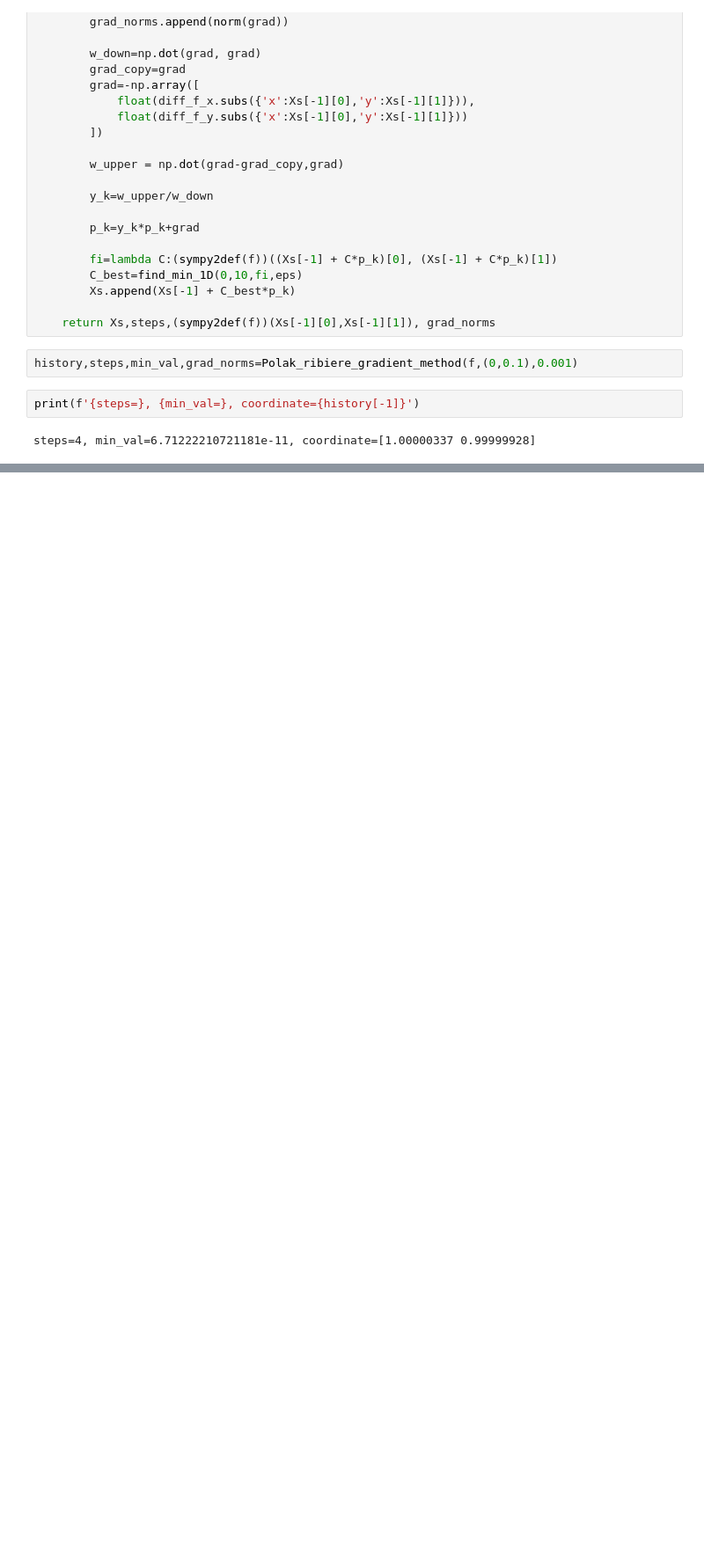
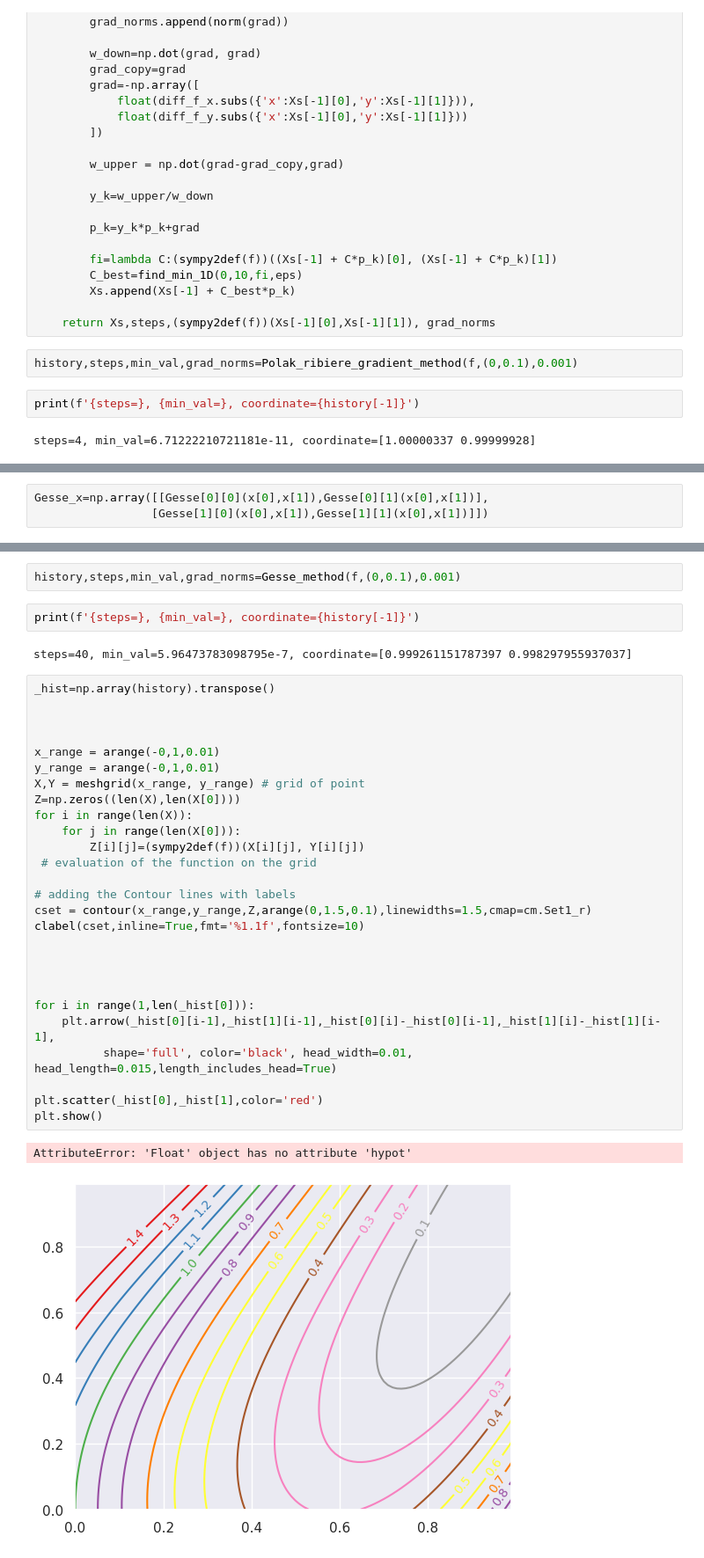
Before and after one commit to KolyaYashin/notebooks, a Jupyter notebook: BMSTU_optimization/laba3_opt.ipynb, the cells around one changed output, grey strips where cells are left out. Shown at 88% size. Drawn from its saved outputs; the diff is of its cells as text; blank space fills up the shorter version.

```diff
--- a/BMSTU_optimization/laba3_opt.ipynb
+++ b/BMSTU_optimization/laba3_opt.ipynb
@@ -277,0 +298,3 @@ plt.show()
+# %%
+Gesse_x=np.array([[Gesse[0][0](x[0],x[1]),Gesse[0][1](x[0],x[1])],
+                 [Gesse[1][0](x[0],x[1]),Gesse[1][1](x[0],x[1])]])
@@ -277,0 +341,36 @@ plt.show()
+# %%
+history,steps,min_val,grad_norms=Gesse_method(f,(0,0.1),0.001)
+# %%
+print(f'{steps=}, {min_val=}, coordinate={history[-1]}')
+# %% [output]
+steps=40, min_val=5.96473783098795e-7, coordinate=[0.999261151787397 0.998297955937037]
+# %%
+_hist=np.array(history).transpose()
+
+
+
+x_range = arange(-0,1,0.01)
+y_range = arange(-0,1,0.01)
+X,Y = meshgrid(x_range, y_range) # grid of point
+Z=np.zeros((len(X),len(X[0])))
+for i in range(len(X)):
+    for j in range(len(X[0])):
+        Z[i][j]=(sympy2def(f))(X[i][j], Y[i][j])
+ # evaluation of the function on the grid
+
+# adding the Contour lines with labels
+cset = contour(x_range,y_range,Z,arange(0,1.5,0.1),linewidths=1.5,cmap=cm.Set1_r)
+clabel(cset,inline=True,fmt='%1.1f',fontsize=10)
+
+
+
+
+for i in range(1,len(_hist[0])):
+    plt.arrow(_hist[0][i-1],_hist[1][i-1],_hist[0][i]-_hist[0][i-1],_hist[1][i]-_hist[1][i-1],
+          shape='full', color='black', head_width=0.01, head_length=0.015,length_includes_head=True)
+
+plt.scatter(_hist[0],_hist[1],color='red')
+plt.show()
+# %% [output]
+AttributeError: 'Float' object has no attribute 'hypot'
+[figure, added]
```
Also changed, not shown: parts of 16 cells of this notebook.
